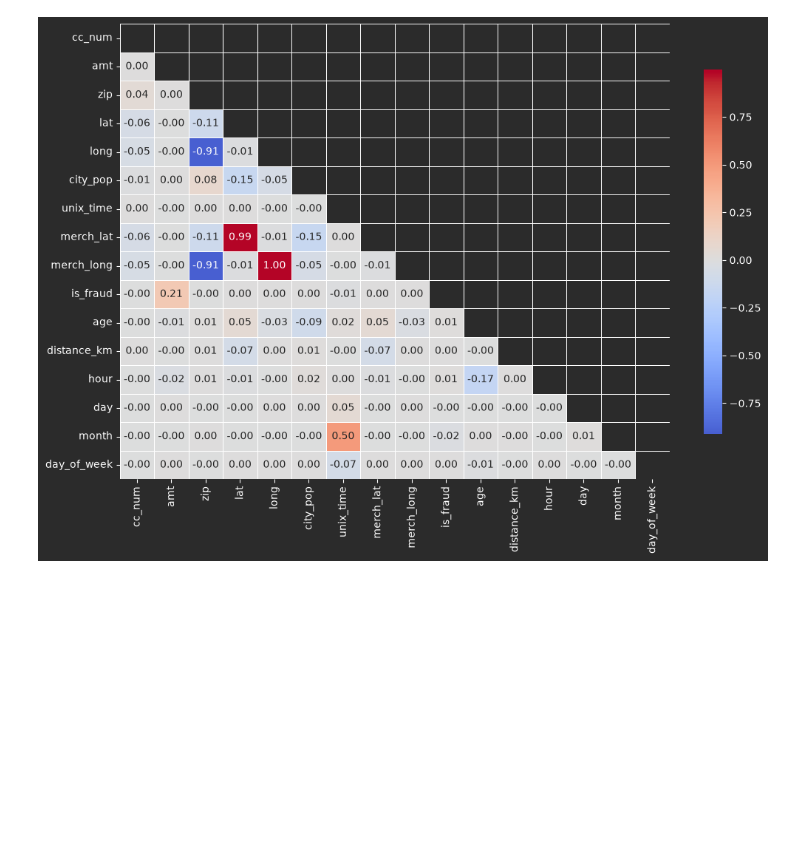
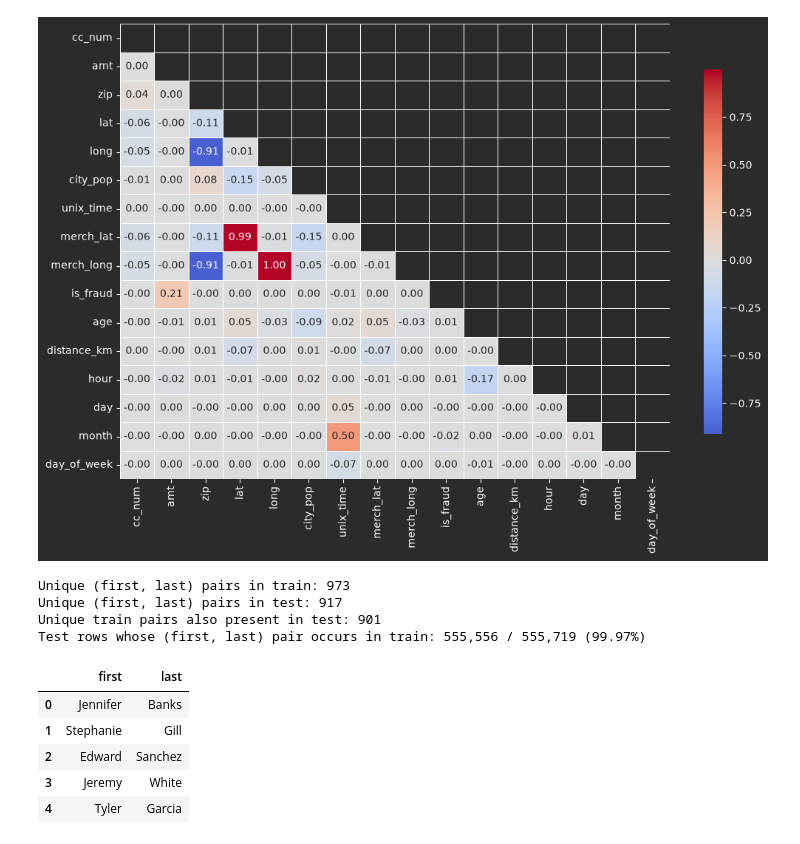
Before and after one commit to fafal-abnir/abn_assign, a Jupyter notebook: notebook/data_exploration.ipynb, the cells around one changed output. Drawn from its saved outputs; the diff is of its cells as text; code cells hidden in the pictures; blank space fills up the shorter version.

```diff
--- a/notebook/data_exploration.ipynb
+++ b/notebook/data_exploration.ipynb
@@ -183,3 +183,35 @@ sns.heatmap(
 plt.show()
 # %% [output]
 [figure]
+# %%
+train_names = df_train[["first", "last"]].drop_duplicates()
+test_names = df_test[["first", "last"]].drop_duplicates()
+
+overlapping_names = train_names.merge(
+    test_names, on=["first", "last"], how="inner"
+).drop_duplicates()
+test_rows_with_train_name = df_test.merge(
+    overlapping_names, on=["first", "last"], how="inner"
+)
+
+print(f"Unique (first, last) pairs in train: {len(train_names):,}")
+print(f"Unique (first, last) pairs in test: {len(test_names):,}")
+print(f"Unique train pairs also present in test: {len(overlapping_names):,}")
+print(
+    f"Test rows whose (first, last) pair occurs in train: "
+    f"{len(test_rows_with_train_name):,} / {len(df_test):,} "
+    f"({len(test_rows_with_train_name) / len(df_test):.2%})"
+)
+
+overlapping_names.head()
+# %% [output]
+Unique (first, last) pairs in train: 973
+Unique (first, last) pairs in test: 917
+Unique train pairs also present in test: 901
+Test rows whose (first, last) pair occurs in train: 555,556 / 555,719 (99.97%)
+|  | first | last |
+| 0 | Jennifer | Banks |
+| 1 | Stephanie | Gill |
+| 2 | Edward | Sanchez |
+| 3 | Jeremy | White |
+| 4 | Tyler | Garcia |
```
Also changed, not shown: 8 other files.
